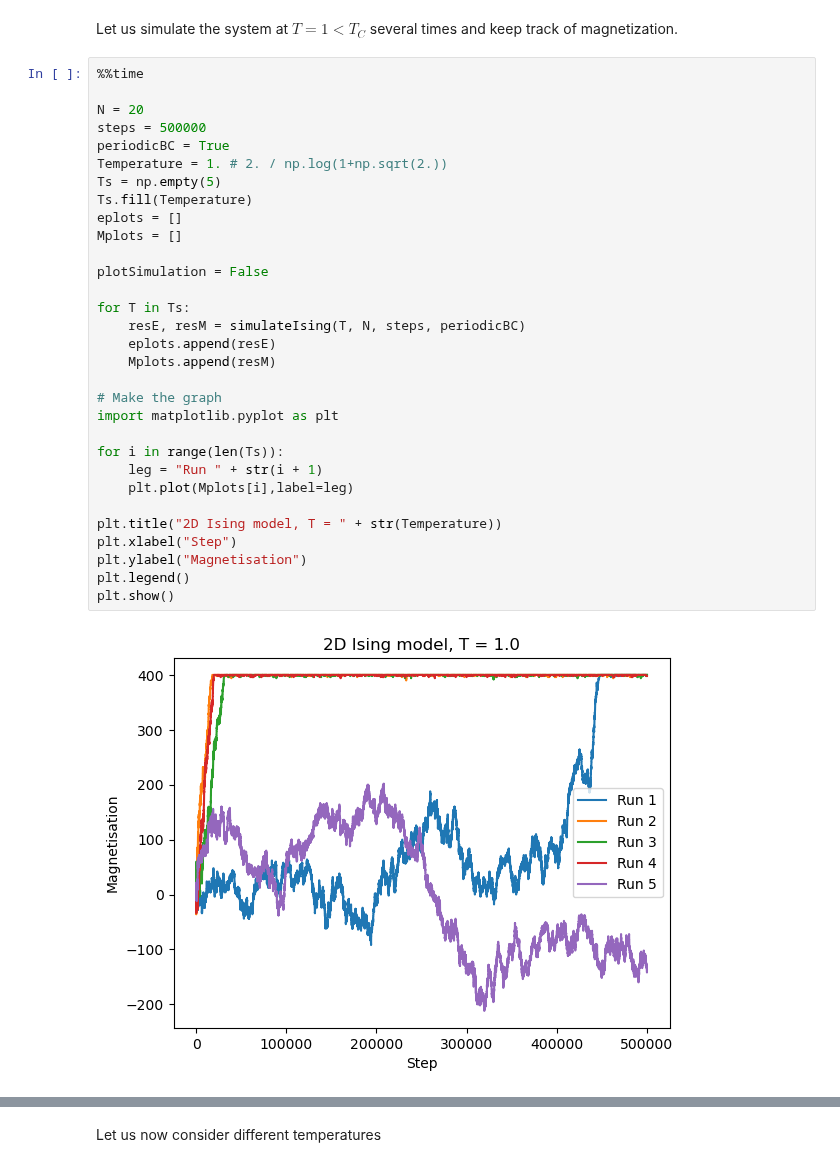
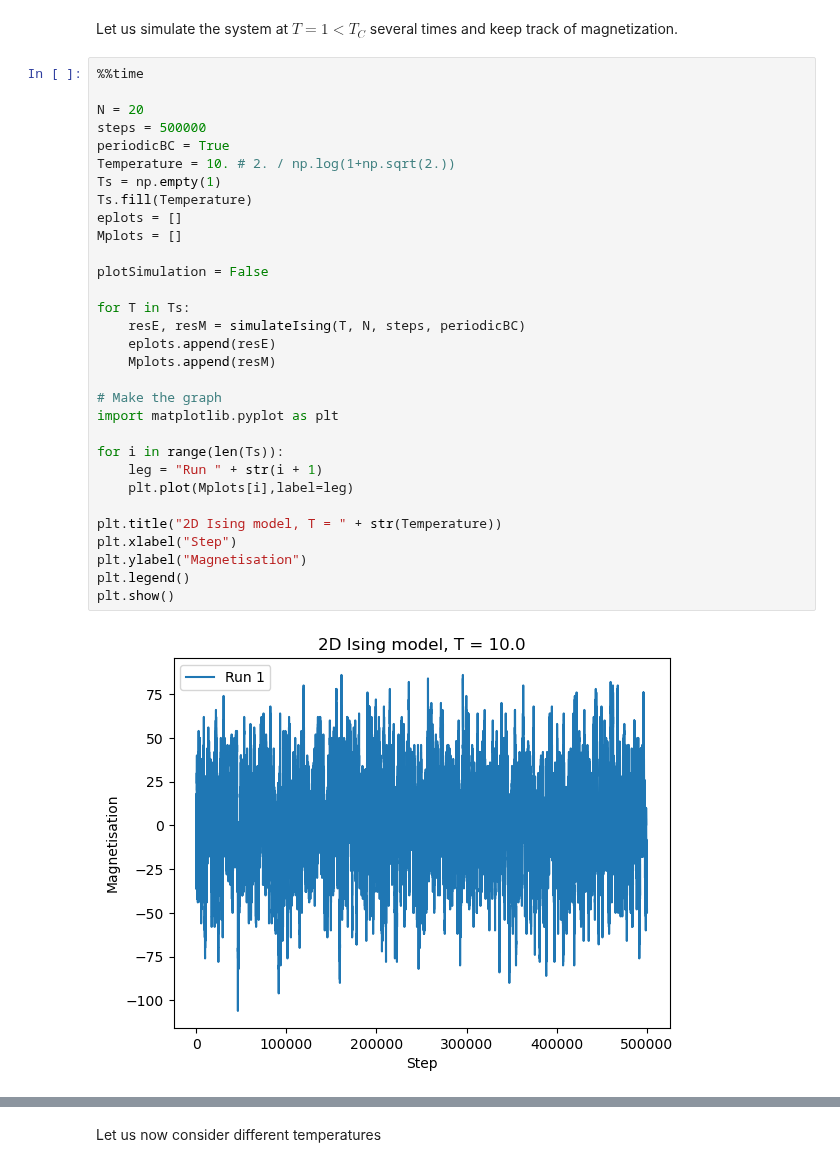
Before and after one commit to vlvovch/PHYS6350-ComputationalPhysics, a Jupyter notebook: code/12_StatisticalPhysics/12_StatisticalPhysics.ipynb, the cells around one changed output, grey strips where cells are left out. Drawn from its saved outputs; the diff is of its cells as text.

```diff
--- a/code/12_StatisticalPhysics/12_StatisticalPhysics.ipynb
+++ b/code/12_StatisticalPhysics/12_StatisticalPhysics.ipynb
@@ -428,33 +428,33 @@ Let us simulate the system at $T = 1 < T_C$ several times and keep track of magn
 # %%
 %%time
 
 N = 20
 steps = 500000
 periodicBC = True
-Temperature = 1. # 2. / np.log(1+np.sqrt(2.))
-Ts = np.empty(5)
+Temperature = 10. # 2. / np.log(1+np.sqrt(2.))
+Ts = np.empty(1)
 Ts.fill(Temperature)
 eplots = []
 Mplots = []
 
 plotSimulation = False
 
 for T in Ts:
     resE, resM = simulateIsing(T, N, steps, periodicBC)
     eplots.append(resE)
     Mplots.append(resM)
 
 # Make the graph
 import matplotlib.pyplot as plt
 
 for i in range(len(Ts)):
     leg = "Run " + str(i + 1)
     plt.plot(Mplots[i],label=leg)
 
 plt.title("2D Ising model, T = " + str(Temperature))
 plt.xlabel("Step")
 plt.ylabel("Magnetisation")
 plt.legend()
 plt.show()
 # %% [output]
-[figure, old version]
+[figure, new version]
```
Also changed, not shown: parts of 7 cells of this notebook, 7 other files.
